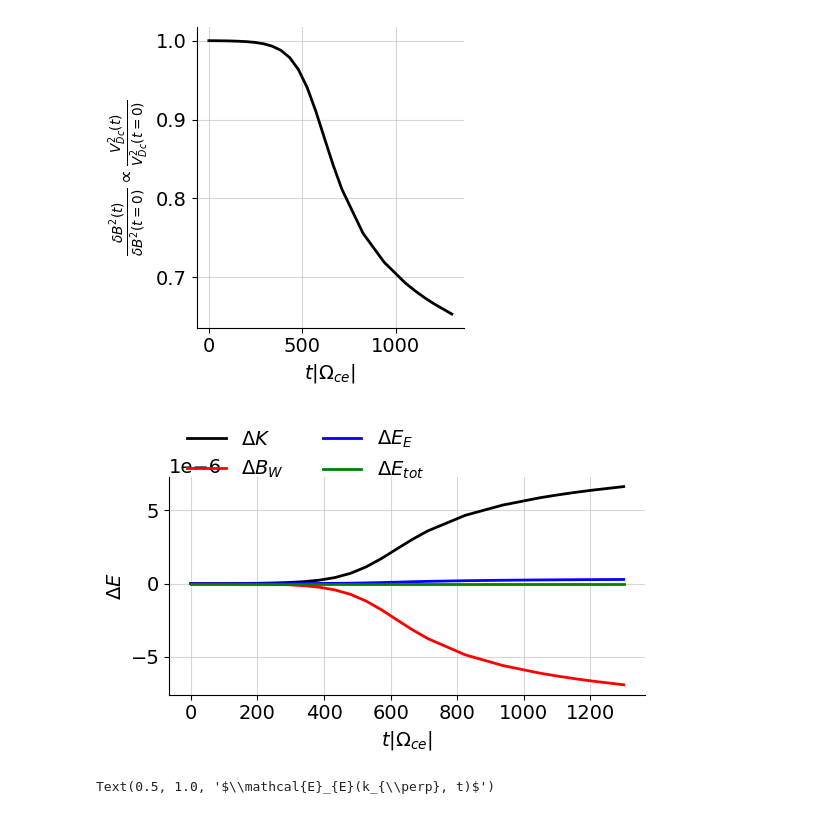
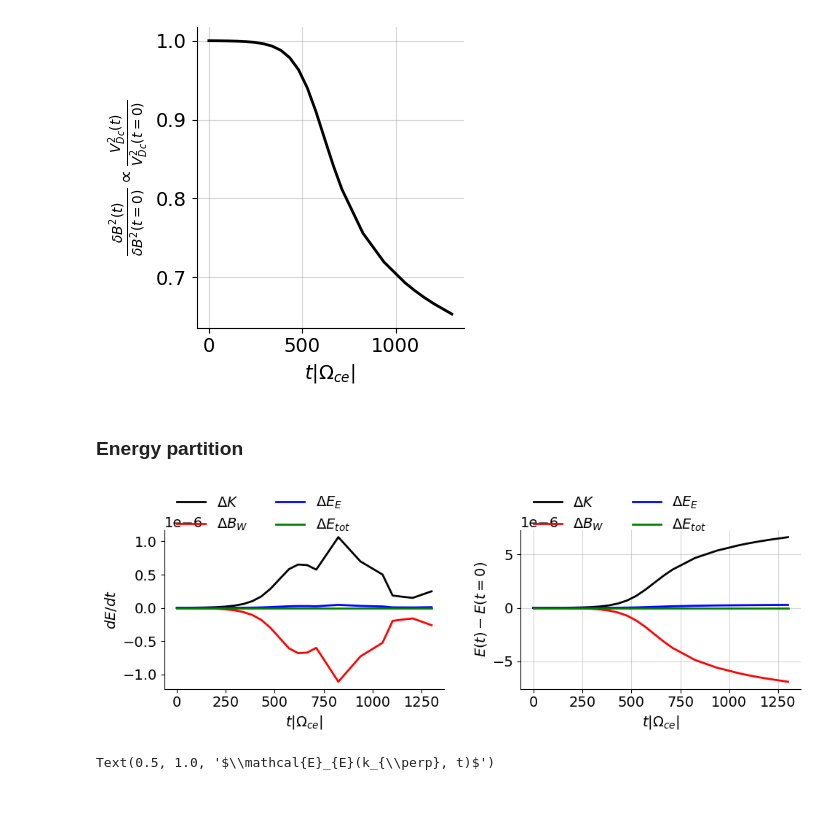
Before and after one commit to opaliss/QLT_whistler, a Jupyter notebook: secondary/low_anisotropy/electrostatic_perpendicular_QLT_ensemble.ipynb, the cells around one changed output. Drawn from its saved outputs; the diff is of its cells as text; code cells hidden in the pictures.

```diff
--- a/secondary/low_anisotropy/electrostatic_perpendicular_QLT_ensemble.ipynb
+++ b/secondary/low_anisotropy/electrostatic_perpendicular_QLT_ensemble.ipynb
@@ -219,3 +219,5 @@ plt.tight_layout()
 #plt.savefig("../figs/secondary_QLT/perp/perp_magnetic_energy.png", dpi=300, bbox_inches='tight')
 # %% [output]
 [figure]
+# %% [markdown]
+### Energy partition
@@ -222,30 +229,41 @@ plt.tight_layout()
 # %%
-fig, ax = plt.subplots(figsize=(6, 4))
-kinetic_energy = result.y[0, :]
-potential_energy = np.sum(result.y[4:, :], axis=0)*dk/8/np.pi
-magnetic_energy = (1 + (omega_0 / k_0 / np.abs(omega_0 - 1)) ** 2) * result.y[2, :]/8/np.pi
-total_energy = kinetic_energy + magnetic_energy + potential_energy
+fig, ax = plt.subplots(ncols=2, figsize=(10, 4))
 
-ax.plot(result.t, kinetic_energy - kinetic_energy[0], color="black", linewidth=2, label="$\Delta K$")
-ax.plot(result.t, magnetic_energy - magnetic_energy[0], color="red", linewidth=2, label="$\Delta B_{W}$")
-ax.plot(result.t, potential_energy - potential_energy[0], color="blue", linewidth=2, label="$\Delta E_{E}$")
-ax.plot(result.t, total_energy - total_energy[0], color="green", linewidth=2, label="$\Delta E_{tot}$")
+ax[0].plot(result.t[1:], kinetic_energy[1:] - kinetic_energy[:-1], color="black", linewidth=2, label="$\Delta K$")
+ax[0].plot(result.t[1:], magnetic_energy[1:] - magnetic_energy[:-1], color="red", linewidth=2, label="$\Delta B_{W}$")
+ax[0].plot(result.t[1:], potential_energy[1:] - potential_energy[:-1], color="blue", linewidth=2, label="$\Delta E_{E}$")
+ax[0].plot(result.t[1:], total_energy[1:] - total_energy[:-1], color="green", linewidth=2, label="$\Delta E_{tot}$")
 
-#ax.set_yscale("symlog", linthresh=1e-10)
-ax.set_xlabel(r'$t|\Omega_{ce}|$')
-ax.set_ylabel(r'$\Delta E$')
+ax[0].set_xlabel(r'$t|\Omega_{ce}|$')
+ax[0].set_ylabel(r'$dE/dt$')
 
-legend = ax.legend(loc='upper left', ncols=2, fancybox=False, shadow=False, fontsize=14, bbox_to_anchor=(0., 1.3))
+legend = ax[0].legend(loc='upper left', ncols=2, fancybox=False, shadow=False, fontsize=14, bbox_to_anchor=(0., 1.3))
 legend.get_frame().set_alpha(0)
 
-ax.spines['right'].set_visible(False)
-ax.spines['top'].set_visible(False)
+ax[0].spines['right'].set_visible(False)
+ax[0].spines['top'].set_visible(False)
+
+ax[1].plot(result.t, kinetic_energy - kinetic_energy[0], color="black", linewidth=2, label="$\Delta K$")
+ax[1].plot(result.t, magnetic_energy - magnetic_energy[0], color="red", linewidth=2, label="$\Delta B_{W}$")
+ax[1].plot(result.t, potential_energy - potential_energy[0], color="blue", linewidth=2, label="$\Delta E_{E}$")
+ax[1].plot(result.t, total_energy - total_energy[0], color="green", linewidth=2, label="$\Delta E_{tot}$")
+
+ax[1].set_xlabel(r'$t|\Omega_{ce}|$')
+ax[1].set_ylabel(r'$E(t) - E(t=0)$')
+
+legend = ax[1].legend(loc='upper left', ncols=2, fancybox=False, shadow=False, fontsize=14, bbox_to_anchor=(0., 1.3))
+legend.get_frame().set_alpha(0)
+
+ax[1].spines['right'].set_visible(False)
+ax[1].spines['top'].set_visible(False)
+
+
 plt.grid(alpha=0.5)
 plt.tight_layout()
 
 # plt.savefig("../figs/secondary_QLT/perp/perp_conservation_of_energy.png", dpi=300, bbox_inches='tight')
 # %% [output]
-[figure, old version]
+[figure, new version]
 # %%
 fig, ax = plt.subplots(figsize=(7, 5))
 pos = ax.contourf(result.t, k_vec, result.y[4:], cmap="viridis",  levels=10)
```
Also changed, not shown: parts of 5 cells of this notebook, 10 other files.
